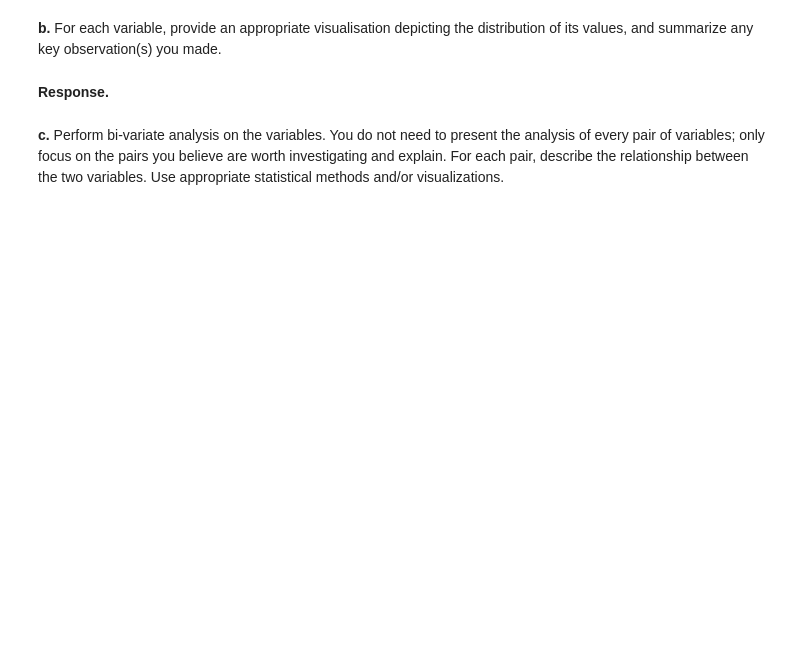
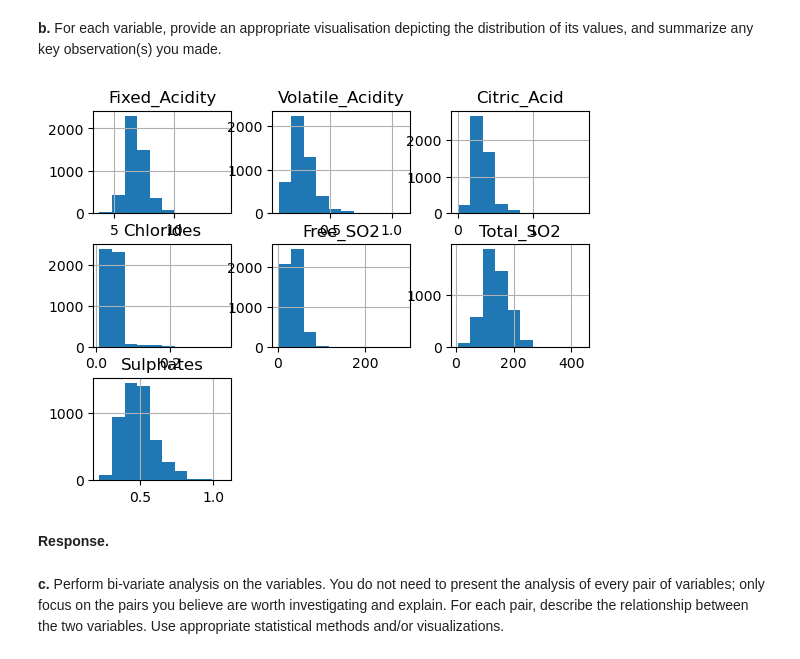
Before and after one commit to Zacboss3/CS105-Project-Submission-Part-I-2024, a Jupyter notebook: CS105 Project Submission Part I 2024.ipynb, the cells around one changed output. Cells and saved outputs as stored; diff of their text form; code cells hidden in the pictures; blank space fills up the shorter version.

```diff
--- a/CS105 Project Submission Part I 2024.ipynb
+++ b/CS105 Project Submission Part I 2024.ipynb
@@ -59,0 +177,12 @@ To edit any markdown cell, double click the cell; after editing, execute the mar
+# %%
+df = pd.read_csv('wine.csv')
+# %%
+from sklearn.preprocessing import OrdinalEncoder
+
+enc = OrdinalEncoder()
+
+#Encoding Residual_Sugar
+dummy1 = pd.get_dummies(df["Residual_Sugar"])
+dummy2 = pd.get_dummies(df["Density"])
+dummy3 = pd.get_dummies(df["pH"])
+df = pd.concat([df,dummy1,dummy2,dummy3], axis=1)
@@ -66,5 +281,12 @@ To edit any markdown cell, double click the cell; after editing, execute the mar
 # %% [markdown]
 **b.** For each variable, provide an appropriate visualisation depicting the distribution of its values, and summarize any key observation(s) you made.
+# %%
+#Figure smt out
+df_numerics = df[["Fixed_Acidity","Volatile_Acidity","Citric_Acid","Chlorides","Free_SO2","Total_SO2","Sulphates"]]
+df_numerics.hist()
+plt.show()
+# %% [output]
+[figure, added]
 # %% [markdown]
 **Response.**
 # %% [markdown]
```
Also changed, not shown: parts of 29 cells of this notebook.
